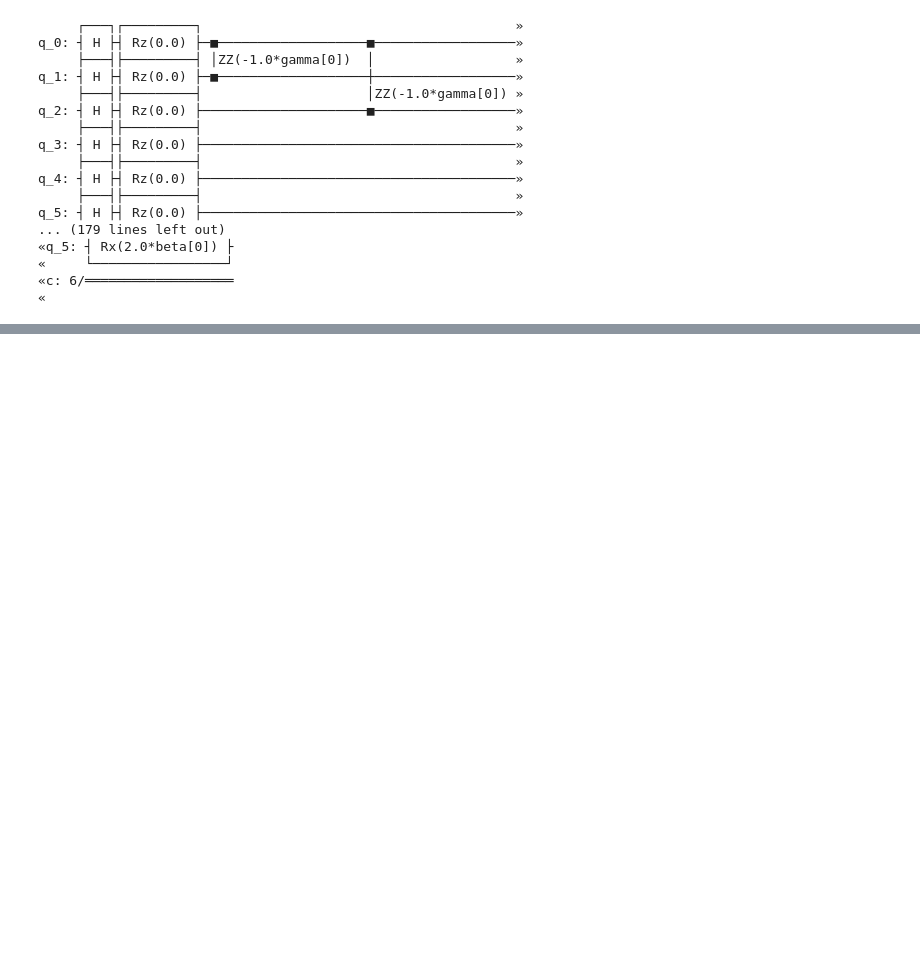
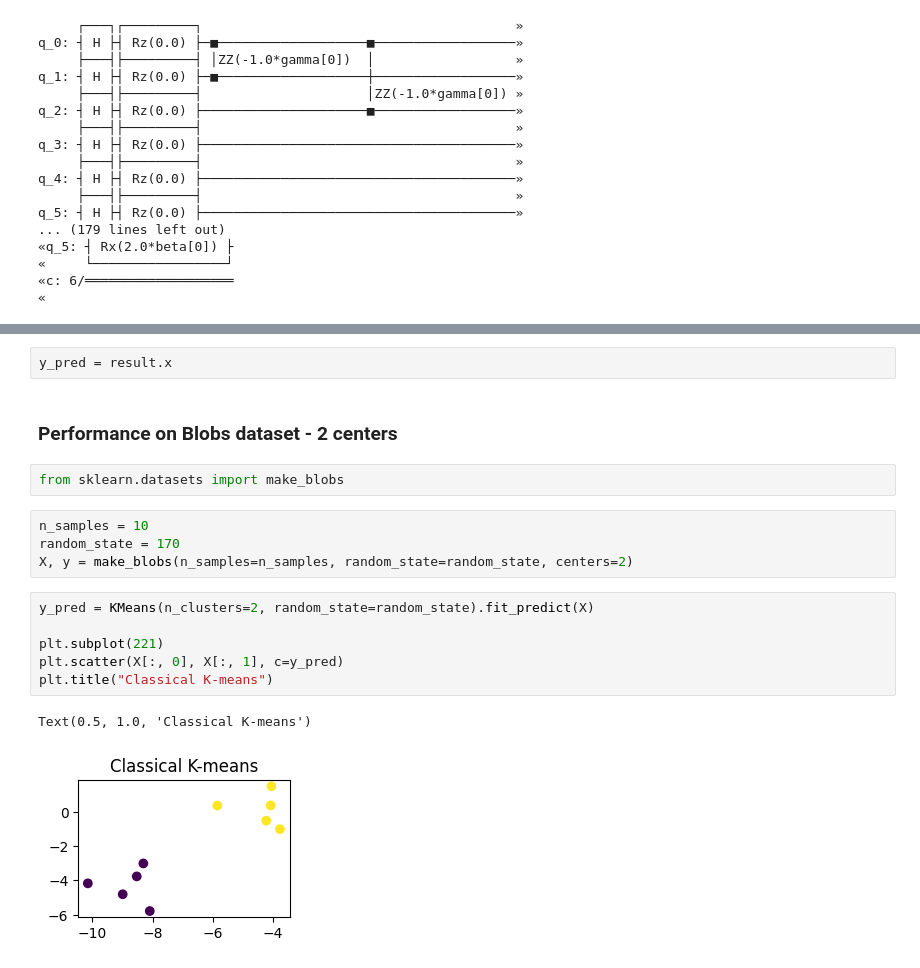
Before and after one commit to prabh27/Quantum-K-means, a Jupyter notebook: Quantum K-means.ipynb, the cells around one changed output, grey strips where cells are left out. Saved outputs shown, nothing was run; the diff lists cells and outputs as text; blank space fills up the shorter version.

Commit message:
adding k means performance on make_blobs dataset

```diff
--- a/Quantum K-means.ipynb
+++ b/Quantum K-means.ipynb
@@ -268,0 +287,19 @@ status: SUCCESS
+# %%
+y_pred = result.x
+# %% [markdown]
+### Performance on Blobs dataset - 2 centers
+# %%
+from sklearn.datasets import make_blobs
+# %%
+n_samples = 10
+random_state = 170
+X, y = make_blobs(n_samples=n_samples, random_state=random_state, centers=2)
+# %%
+y_pred = KMeans(n_clusters=2, random_state=random_state).fit_predict(X)
+
+plt.subplot(221)
+plt.scatter(X[:, 0], X[:, 1], c=y_pred)
+plt.title("Classical K-means")
+# %% [output]
+Text(0.5, 1.0, 'Classical K-means')
+[figure, added]
```
Also changed, not shown: parts of 17 cells of this notebook.
